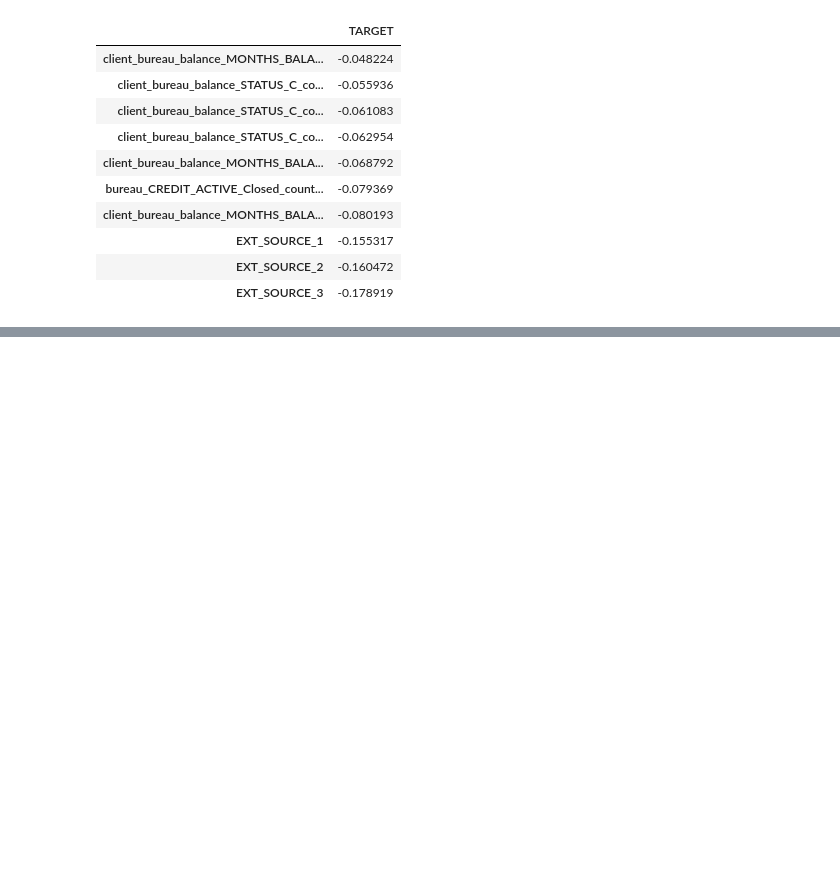
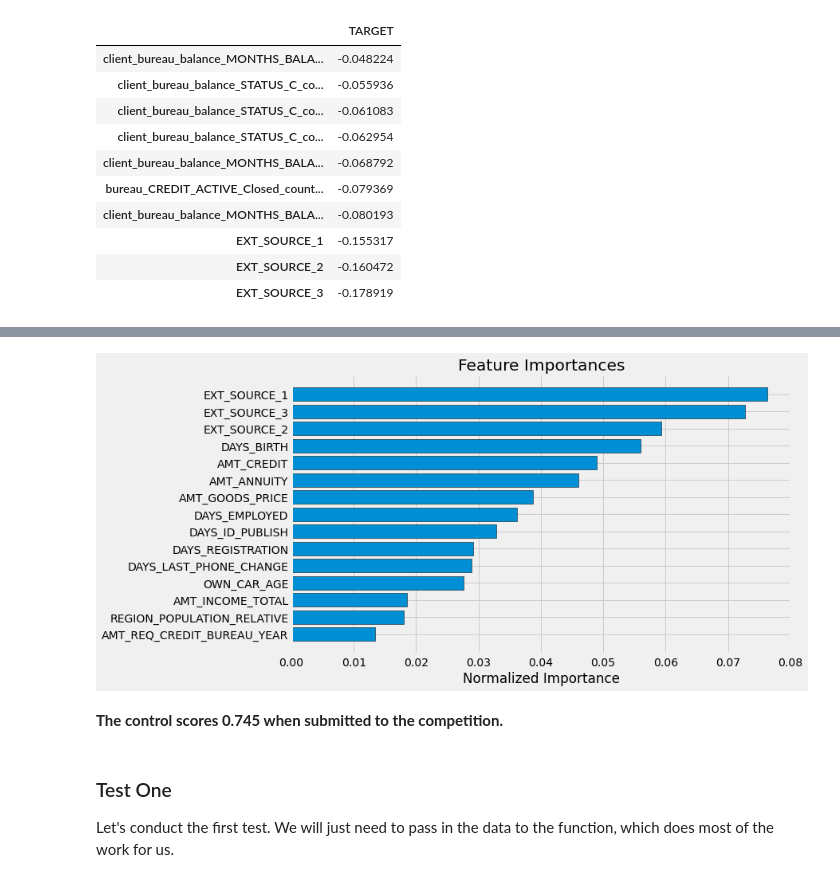
Before and after one commit to StudentLucyna/Projet7, a Jupyter notebook: Projet7_FE_Pysz.ipynb, the cells around one changed output, grey strips where cells are left out. Drawn from its saved outputs; the diff is of its cells as text; code cells hidden in the pictures; blank space fills up the shorter version.

```diff
--- a/Projet7_FE_Pysz.ipynb
+++ b/Projet7_FE_Pysz.ipynb
@@ -937,0 +964,10 @@ pd.DataFrame(corrs['TARGET'].dropna().tail(10))
+# %%
+# Set the threshold
+threshold = 0.8
+
+# Empty dictionary to hold correlated variables
+above_threshold_vars = {}
+
+# For each column, record the variables that are above the threshold
+for col in corrs:
+    above_threshold_vars[col] = list(corrs.index[corrs[col] > threshold])
@@ -937,0 +1261,3 @@ pd.DataFrame(corrs['TARGET'].dropna().tail(10))
+# %%
+train_control = pd.read_csv('data/input/application_train.csv')
+test_control = pd.read_csv('data/input/application_test.csv')
@@ -937,0 +1266,2 @@ pd.DataFrame(corrs['TARGET'].dropna().tail(10))
+# %%
+submission, fi, metrics = model(train_control, test_control)
@@ -937,0 +1291,4 @@ pd.DataFrame(corrs['TARGET'].dropna().tail(10))
+# %%
+fi_sorted = plot_feature_importances(fi)
+# %% [output]
+[figure, added]
@@ -937,0 +1297,6 @@ pd.DataFrame(corrs['TARGET'].dropna().tail(10))
+# %% [markdown]
+__The control scores 0.745 when submitted to the competition.__
+# %% [markdown]
+### Test One
+
+Let's conduct the first test. We will just need to pass in the data to the function, which does most of the work for us.
```
Also changed, not shown: parts of 41 cells of this notebook.
